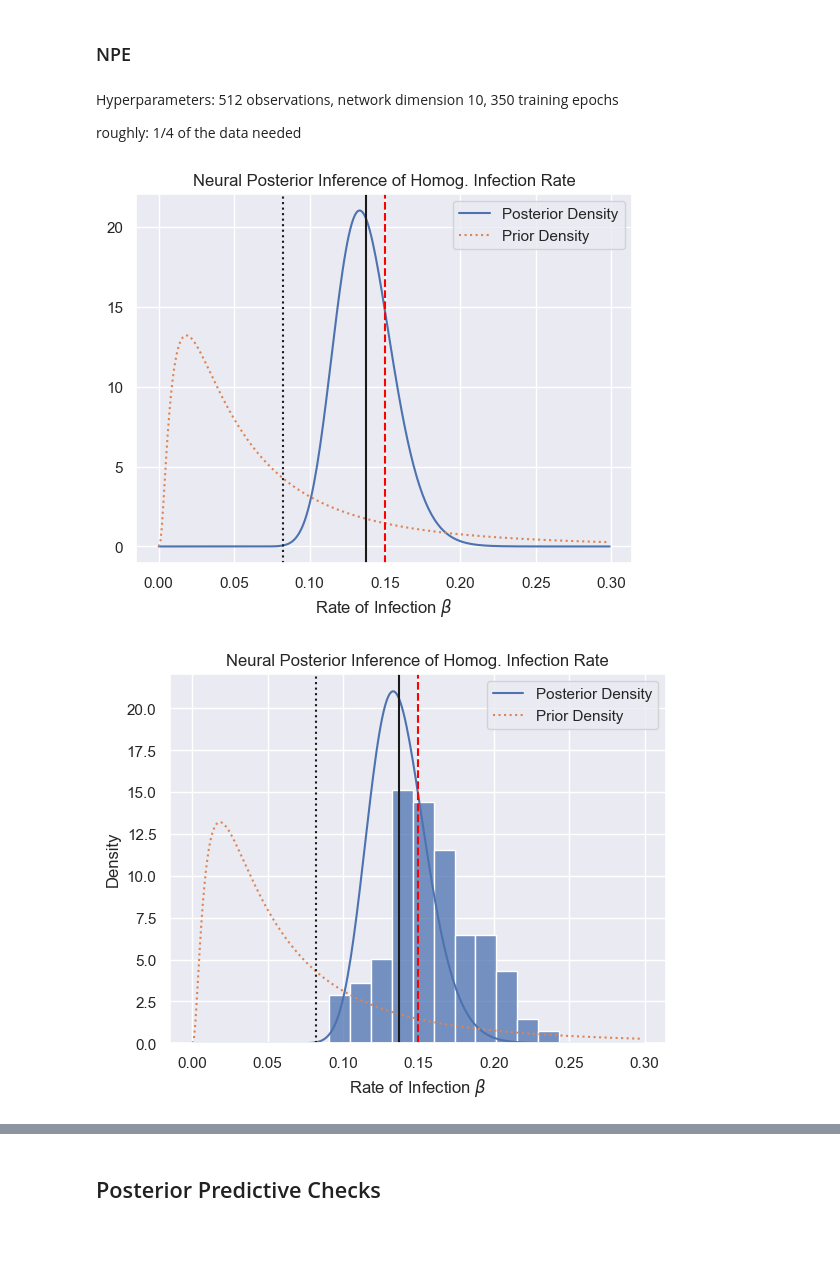
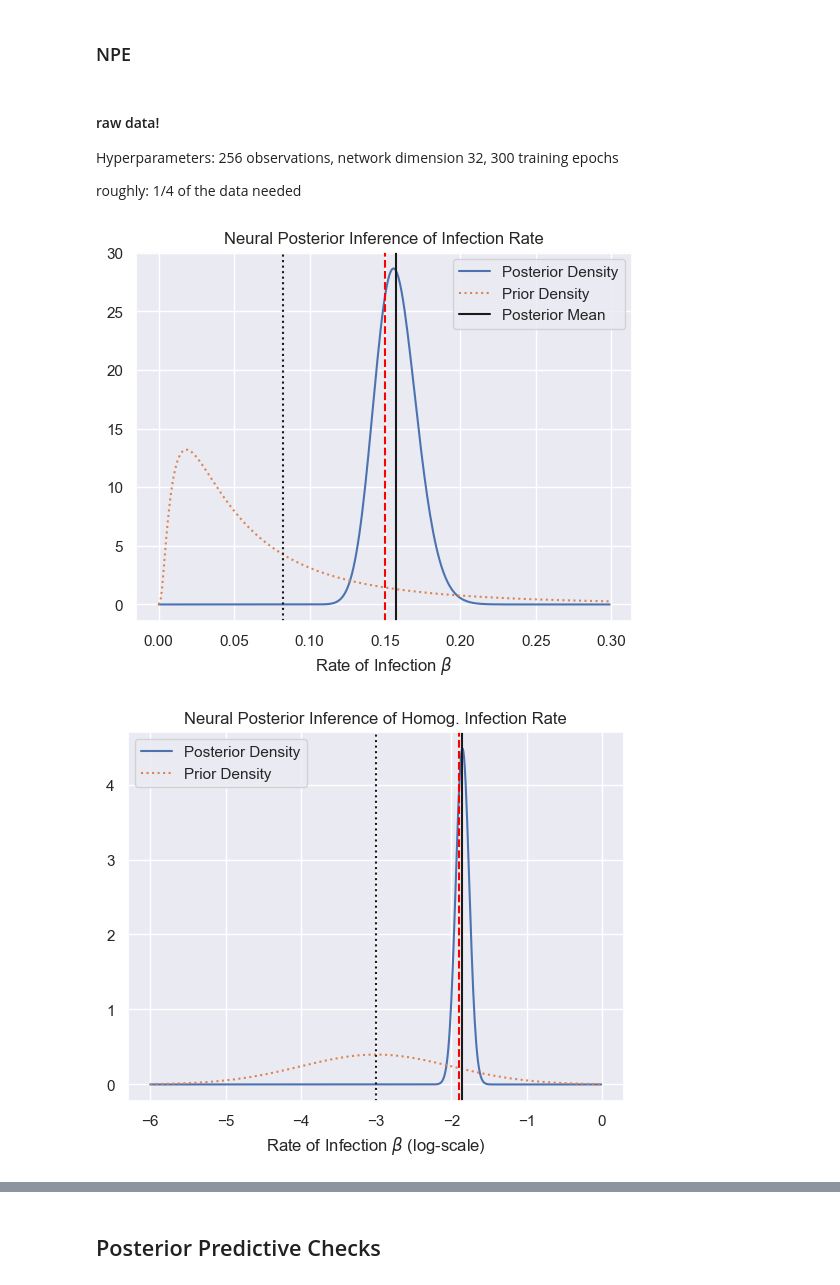
Before and after one commit to epibayes/np-epid, a Jupyter notebook: notebooks/si_simulation.ipynb, the cells around one changed output, grey strips where cells are left out. Saved outputs shown, nothing was run; the diff lists cells and outputs as text; code cells hidden in the pictures; blank space fills up the shorter version.

```diff
--- a/notebooks/si_simulation.ipynb
+++ b/notebooks/si_simulation.ipynb
@@ -40,14 +39,13 @@ plt.show()
 # %%
 # visualize prior
-prior_mu = -3
-prior_sigma = 1
 np.random.seed(10)
 x = np.arange(0, 0.5, 0.005)
 ax = sns.lineplot(x=x, y=lognorm.pdf(x, scale=np.exp(prior_mu), s=prior_sigma))
-ax.set_xlabel("Rate of Infection")
+ax.set_xlabel(r"Rate of Infection $\beta$")
 ax.set_title(f"Prior Density")
 prior_mean = np.exp(prior_mu + prior_sigma**2/2)
-plt.axvline(prior_mean, color="k")
-plt.axvline(beta_true, color="red", linestyle="--")
+plt.axvline(prior_mean, color="k", label="Prior Mean")
+plt.axvline(beta_true, color="red", linestyle="--", label=r"True $\beta$")
+plt.legend()
 plt.show()
 # %% [output]
@@ -123,42 +158,41 @@ Total number of attempts: 2,198
 # %% [markdown]
 ### NPE
 # %% [markdown]
-Hyperparameters: 512 observations, network dimension 10, 350 training epochs
+#### raw data!
+
+Hyperparameters: 256 observations, network dimension 32, 300 training epochs
 
 roughly: 1/4 of the data needed
 # %%
-mu = -1.996
-sigma = .141
+mu = -1.852 # -1.907 aka .157
+sigma = 0.089 # .106
 np.random.seed(10)
 x = np.arange(0., 0.3, 0.001)
 ax = sns.lineplot(x=x, y=lognorm.pdf(x, scale=np.exp(mu), s=sigma), label="Posterior Density")
 ax1 = sns.lineplot(x=x, y=lognorm.pdf(x, scale=np.exp(prior_mu), s=prior_sigma),
                    label="Prior Density", linestyle=":")
 ax.set_xlabel(r"Rate of Infection $\beta$")
-ax.set_title(f"Neural Posterior Inference of Homog. Infection Rate")
+ax.set_title(f"Neural Posterior Inference of Infection Rate")
 posterior_mean = np.exp(mu + sigma**2/2)
 plt.axvline(prior_mean, color="k", linestyle=":")
-plt.axvline(posterior_mean, color="k")
-plt.axvline(beta_true, color="red", linestyle="--", label="True")
+plt.axvline(posterior_mean, color="k", label="Posterior Mean")
+plt.axvline(beta_true, color="red", linestyle="--")
+plt.legend()
 plt.show()
 # %% [output]
-[figure, old version]
+[figure, new version]
 # %%
-mu = -1.996
-sigma = .141
-
 np.random.seed(10)
-x = np.arange(0., 0.3, 0.001)
-ax = sns.lineplot(x=x, y=lognorm.pdf(x, scale=np.exp(mu), s=sigma), label="Posterior Density")
-ax1 = sns.lineplot(x=x, y=lognorm.pdf(x, scale=np.exp(prior_mu), s=prior_sigma),
+x = np.arange(-6., 0, 0.01)
+ax = sns.lineplot(x=x, y=norm.pdf(x, mu, sigma), label="Posterior Density")
+ax1 = sns.lineplot(x=x, y=norm.pdf(x, prior_mu, prior_sigma),
                    label="Prior Density", linestyle=":")
-ax2 = sns.histplot(np.exp(posterior_sample), stat="density")
-ax.set_xlabel(r"Rate of Infection $\beta$")
+ax.set_xlabel(r"Rate of Infection $\beta$ (log-scale)")
 ax.set_title(f"Neural Posterior Inference of Homog. Infection Rate")
 posterior_mean = np.exp(mu + sigma**2/2)
-plt.axvline(prior_mean, color="k", linestyle=":")
-plt.axvline(posterior_mean, color="k")
-plt.axvline(beta_true, color="red", linestyle="--", label="True")
+plt.axvline(prior_mu, color="k", linestyle=":")
+plt.axvline(mu, color="k")
+plt.axvline(np.log(beta_true), color="red", linestyle="--", label="True")
 plt.show()
 # %% [output]
-[figure, old version]
+[figure, new version]
```
Also changed, not shown: parts of 16 cells of this notebook, 7 other files.
